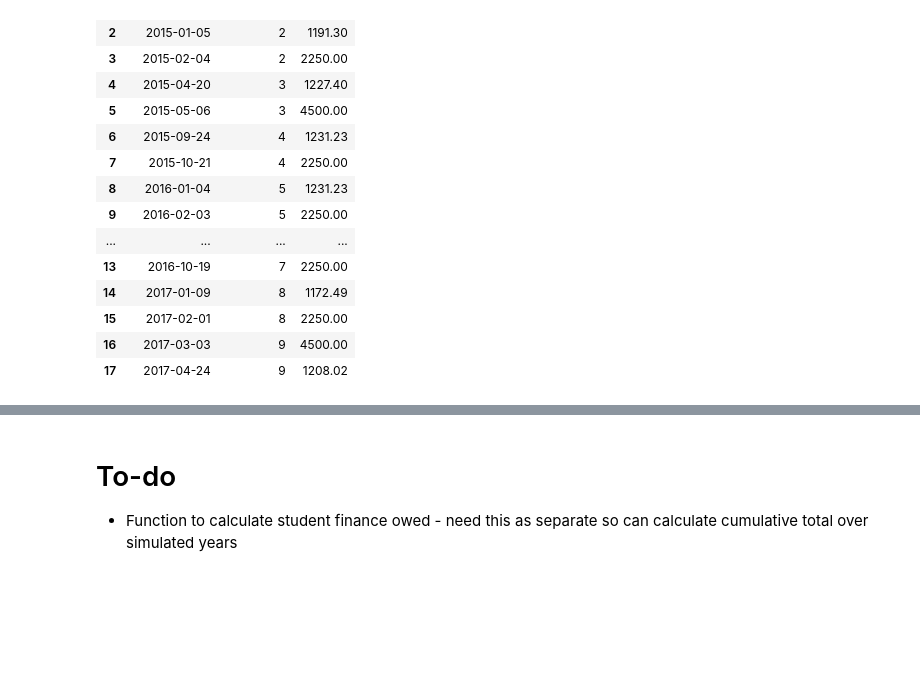
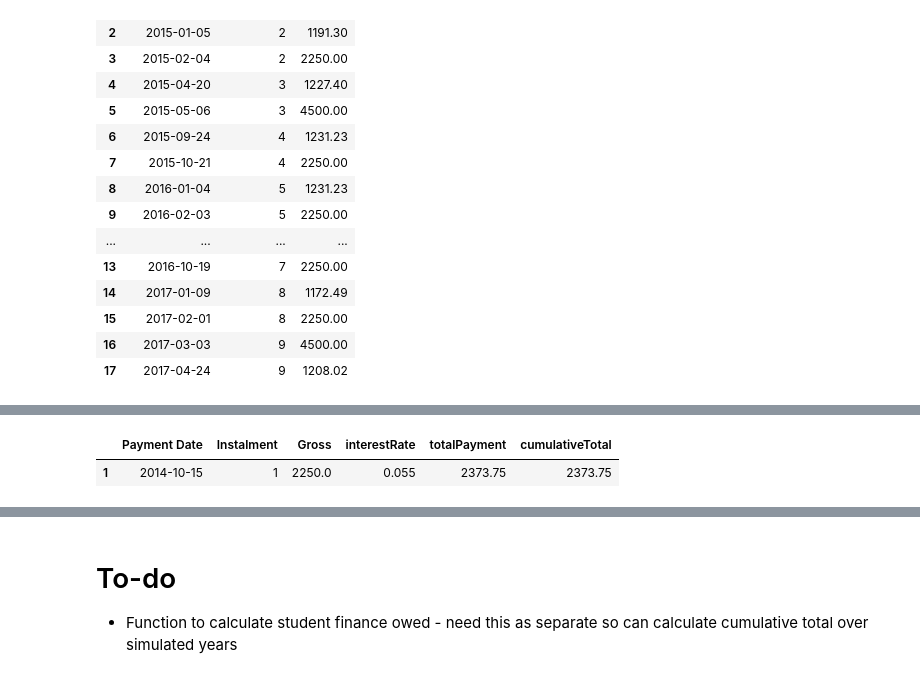
Before and after one commit to lvassor/student_finance_simulation, a Jupyter notebook: payoffSimulation.ipynb, the cells around one changed output, grey strips where cells are left out. Cells and saved outputs as stored; diff of their text form; code cells hidden in the pictures; blank space fills up the shorter version.

```diff
--- a/payoffSimulation.ipynb
+++ b/payoffSimulation.ipynb
@@ -215,0 +183,5 @@ You paid a total of:
+# %%
+myPayments[myPayments.eq(date(2014, 10, 15)).any(1)]
+# %% [output]
+|  | Payment Date | Instalment | Gross | interestRate | totalPayment | cumulativeTotal |
+| 1 | 2014-10-15 | 1 | 2250.0 | 0.055 | 2373.75 | 2373.75 |
```
Also changed, not shown: parts of 23 cells of this notebook.
